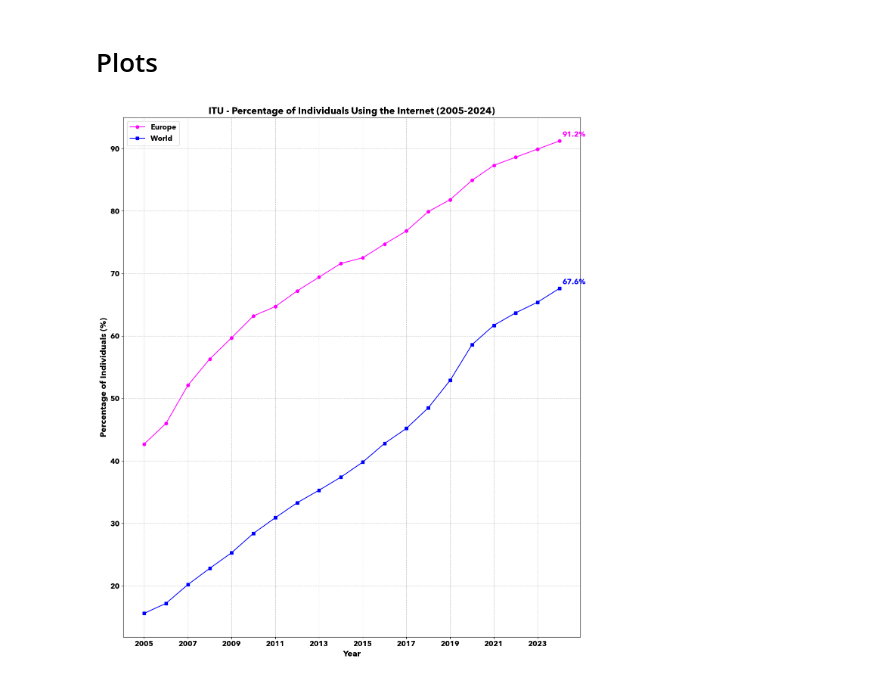
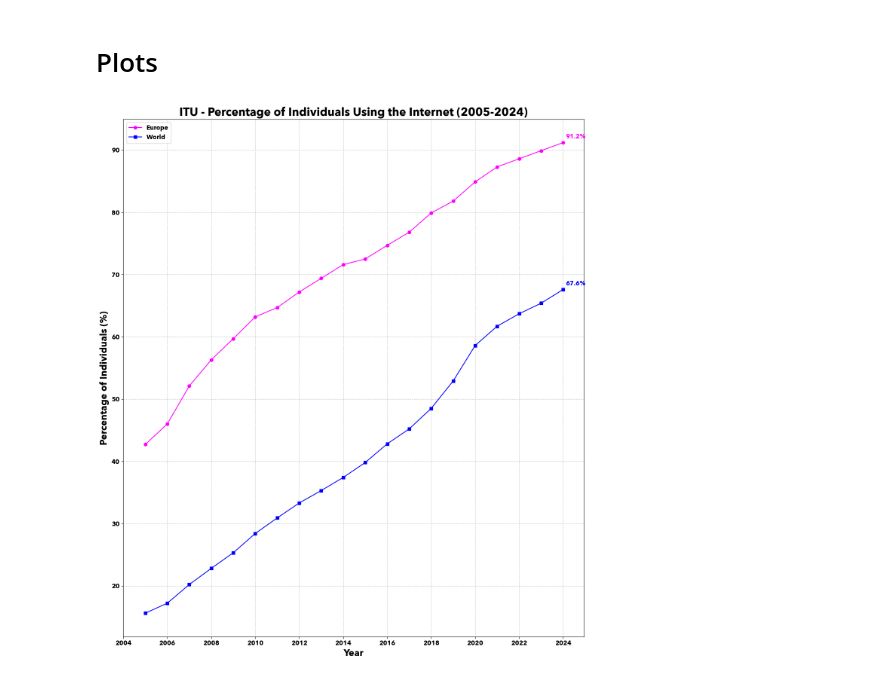
Before and after one commit to carlosedm10/college, a Jupyter notebook: ACCESO/quick_plots.ipynb, the cells around one changed output. Saved outputs shown, nothing was run; the diff lists cells and outputs as text; code cells hidden in the pictures.

```diff
--- a/ACCESO/quick_plots.ipynb
+++ b/ACCESO/quick_plots.ipynb
@@ -30,7 +30,7 @@ import matplotlib.pyplot as plt
 
 # Set the font and font size
 plt.rcParams["font.family"] = "Avenir Next"
-plt.rcParams["font.size"] = 14
+plt.rcParams["font.size"] = 12
 
 # Create the plot
 plt.figure(figsize=(960 / 72, 1080 / 72))
@@ -39,44 +39,44 @@ plt.plot(world_years, world_percent, marker="s", label="World", color="blue")
 
 # Add title and labels
 plt.title(
-    "ITU - Percentage of Individuals Using the Internet (2005-2024)", fontsize=18
+    "ITU - Percentage of Individuals Using the Internet (2005-2024)", fontsize=22
 )  # Increase title size to 18
-plt.xlabel("Year", fontsize=16)
-plt.ylabel("Percentage of Individuals (%)", fontsize=16)
+plt.xlabel("Year", fontsize=18)
+plt.ylabel("Percentage of Individuals (%)", fontsize=18)
 plt.legend()
 
 # Improve x-axis ticks
-plt.xticks(range(2005, 2025, 2))
+plt.xticks(range(2004, 2026, 2))
 
 # Add grid for better readability
 plt.grid(True, linestyle="--", alpha=0.7)
 
 # Add data labels for the last point of each series
 plt.annotate(
     f"{europe_percent[-1]}%",
     xy=(europe_years[-1], europe_percent[-1]),
     xytext=(5, 5),
     textcoords="offset points",
     ha="left",
     va="bottom",
     color="magenta",
 )
 
 plt.annotate(
     f"{world_percent[-1]}%",
     xy=(world_years[-1], world_percent[-1]),
     xytext=(5, 5),
     textcoords="offset points",
     ha="left",
     va="bottom",
     color="blue",
 )
 
 # Adjust layout to prevent cutting off labels
 plt.tight_layout()
 
 
 # Show the plot
 plt.show()
 # %% [output]
-[figure, old version]
+[figure, new version]
```
